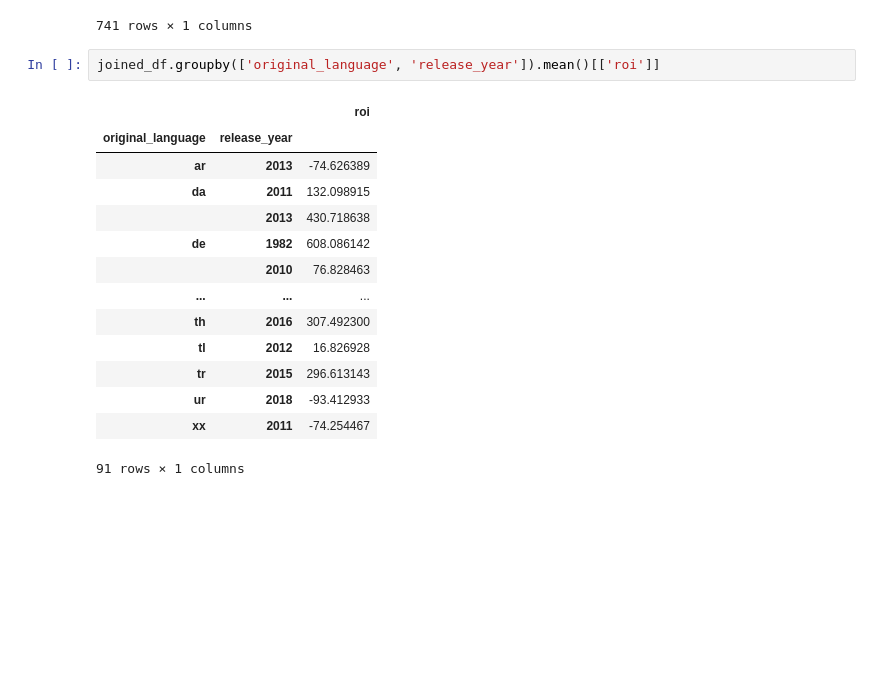
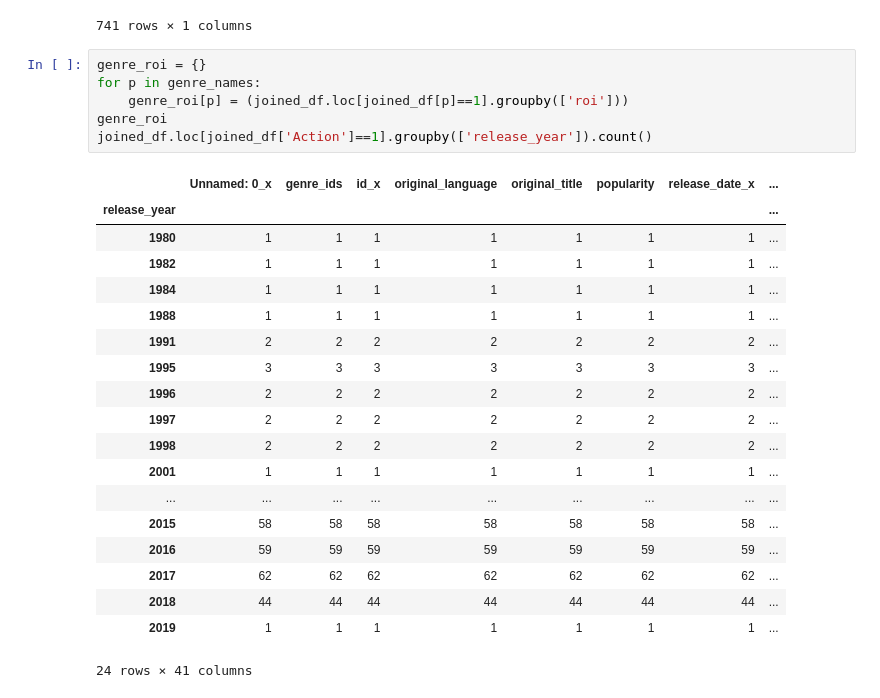
Before and after one commit to JalilSarwari/Trystan_Jalil_phase1_project, a Jupyter notebook: Jalil_work/second_attempt.ipynb, the cells around one changed output. Cells and saved outputs as stored; diff of their text form; blank space fills up the shorter version.

```diff
--- a/Jalil_work/second_attempt.ipynb
+++ b/Jalil_work/second_attempt.ipynb
@@ -628,20 +628,29 @@ x
 |  | 2018 | 2 |
 |  | 2019 | 0 |
 741 rows × 1 columns
-# %%
-joined_df.groupby(['original_language', 'release_year']).mean()[['roi']]
-# %% [output]
-|  |  | roi |
-| original_language | release_year |  |
-| ar | 2013 | -74.626389 |
-| da | 2011 | 132.098915 |
-|  | 2013 | 430.718638 |
-| de | 1982 | 608.086142 |
-|  | 2010 | 76.828463 |
-| ... | ... | ... |
-| th | 2016 | 307.492300 |
-| tl | 2012 | 16.826928 |
-| tr | 2015 | 296.613143 |
-| ur | 2018 | -93.412933 |
-| xx | 2011 | -74.254467 |
-91 rows × 1 columns
+# %%
+genre_roi = {}
+for p in genre_names:
+    genre_roi[p] = (joined_df.loc[joined_df[p]==1].groupby(['roi']))
+genre_roi
+joined_df.loc[joined_df['Action']==1].groupby(['release_year']).count()
+# %% [output]
+|  | Unnamed: 0_x | genre_ids | id_x | original_language | original_title | popularity | release_date_x | ... |
+| release_year |  |  |  |  |  |  |  | ... |
+| 1980 | 1 | 1 | 1 | 1 | 1 | 1 | 1 | ... |
+| 1982 | 1 | 1 | 1 | 1 | 1 | 1 | 1 | ... |
+| 1984 | 1 | 1 | 1 | 1 | 1 | 1 | 1 | ... |
+| 1988 | 1 | 1 | 1 | 1 | 1 | 1 | 1 | ... |
+| 1991 | 2 | 2 | 2 | 2 | 2 | 2 | 2 | ... |
+| 1995 | 3 | 3 | 3 | 3 | 3 | 3 | 3 | ... |
+| 1996 | 2 | 2 | 2 | 2 | 2 | 2 | 2 | ... |
+| 1997 | 2 | 2 | 2 | 2 | 2 | 2 | 2 | ... |
+| 1998 | 2 | 2 | 2 | 2 | 2 | 2 | 2 | ... |
+| 2001 | 1 | 1 | 1 | 1 | 1 | 1 | 1 | ... |
+| ... | ... | ... | ... | ... | ... | ... | ... | ... |
+| 2015 | 58 | 58 | 58 | 58 | 58 | 58 | 58 | ... |
+| 2016 | 59 | 59 | 59 | 59 | 59 | 59 | 59 | ... |
+| 2017 | 62 | 62 | 62 | 62 | 62 | 62 | 62 | ... |
+| 2018 | 44 | 44 | 44 | 44 | 44 | 44 | 44 | ... |
+| 2019 | 1 | 1 | 1 | 1 | 1 | 1 | 1 | ... |
+24 rows × 41 columns
```
Also changed, not shown: parts of 3 cells of this notebook, 4 other files.
